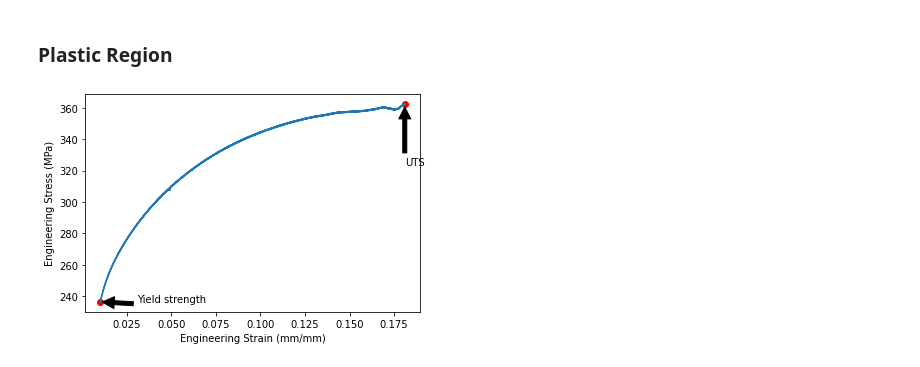
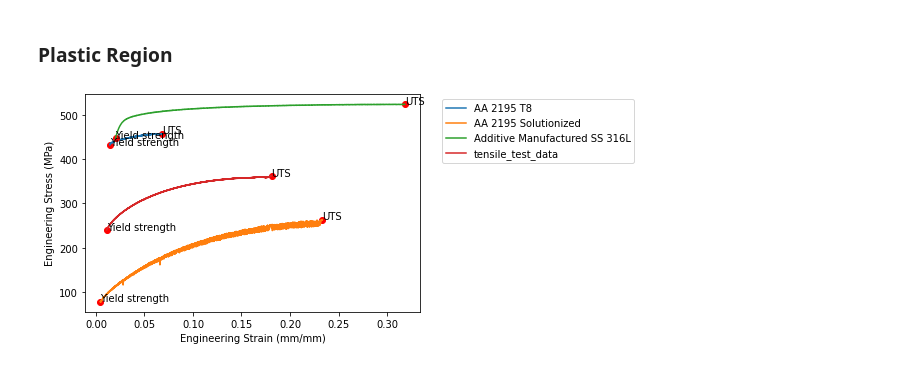
Before and after one commit to algomaster99/meta-btp, a Jupyter notebook: engineering_strain_stress.ipynb, the cells around one changed output. Cells and saved outputs as stored; diff of their text form; code cells hidden in the pictures.

```diff
--- a/engineering_strain_stress.ipynb
+++ b/engineering_strain_stress.ipynb
@@ -85,14 +82,21 @@ def smooth(y, box_pts):
     return y_smooth
 
 fig , ax = plt.subplots(1,1)
-y_smooth = smooth(y,5)
-ax.plot(x,y, 'yo')
-ax.plot(x, y_smooth, color = 'blue')
+
+legends = []
+
+y_smooth = []
+
+for i in range(len(x)):
+    y_smooth.append(smooth(y[i],5))
+    _ = ax.plot(x[i], y_smooth[i])
+    legends.append(f'Smooth {PROJECT_NAME[i]}')
+
+ax.legend(legends, loc='upper left', bbox_to_anchor=(1.05, 1))
 ax.grid(True)
 ax.set_xlim(0,0.05)
-
 ax.xaxis.set_minor_locator(MultipleLocator(0.001))
 ax.yaxis.set_minor_locator(MultipleLocator(25))
-_ = plt.xlabel(x_label)
-_ = plt.ylabel(y_label)
+_ = ax.set_xlabel(x_label)
+_ = ax.set_ylabel(y_label)
 # %% [output]
@@ -213,29 +263,33 @@ Ultimate Tensile Strength is 362.20079200000004 MPa at 18.095% elongation.
 # %%
 fig, ax = plt.subplots(1,1)
 
-ax.plot(x[intersection[0]], y_smooth[intersection[0]], 'ro') # YS
-ax.plot(uts_strain, uts, 'ro') # UTS
+start = []
+end = []
 
-ax.annotate(
-    'Yield strength',
-    xy=(x[intersection[0]], y_smooth[intersection[0]]),
-    xytext =(x[intersection[0]+len(x)//10], y_smooth[intersection[0]]),
-    arrowprops = dict(facecolor ='black', shrink = 0.05),
-),
-ax.annotate(
-    'UTS',
-    xy=(uts_strain, uts),
-    xytext =(uts_strain, uts-y_smooth[len(y_smooth)//200]),
-    arrowprops = dict(facecolor ='black', shrink = 0.05),
-)
+for i in range(len(x)):
+    ax.plot(x[i][intersection[i]], y_smooth[i][intersection[i]], 'ro', label=None) # YS
+    ax.plot(x[i][uts_point[i]], y_smooth[i][uts_point[i]], 'ro', label=None) # UTS
 
-# there is only one intersection point
-start = intersection[0]
-end = uts_abscissa+1
-ax.plot(x[start:end], y_smooth[start:end])
-# supresses ouput while setting x,y labels
-_ = ax.set_xlabel(x_label)
-_ = ax.set_ylabel(y_label)
+    ax.annotate(
+        'Yield strength',
+        xy=(x[i][intersection[i]], y_smooth[i][intersection[i]]),
+    ),
+    ax.annotate(
+        'UTS',
+        xy=(x[i][uts_point[i]], y_smooth[i][uts_point[i]]),
+    )
+
+    # there is only one intersection point
+    st = intersection[i]
+    e = uts_point[i]+1
+    start.append(st)
+    end.append(e)
+    ax.plot(x[i][st:e], y_smooth[i][st:e], label=PROJECT_NAME[i])
+    # supresses ouput while setting x,y labels
+    _ = ax.set_xlabel(x_label)
+    _ = ax.set_ylabel(y_label)
+
+_ = ax.legend(loc='upper left', bbox_to_anchor=(1.05, 1))
 # %% [output]
-[figure, old version]
+[figure, new version]
 # %%
```
Also changed, not shown: parts of 10 cells of this notebook, 1 other file.
